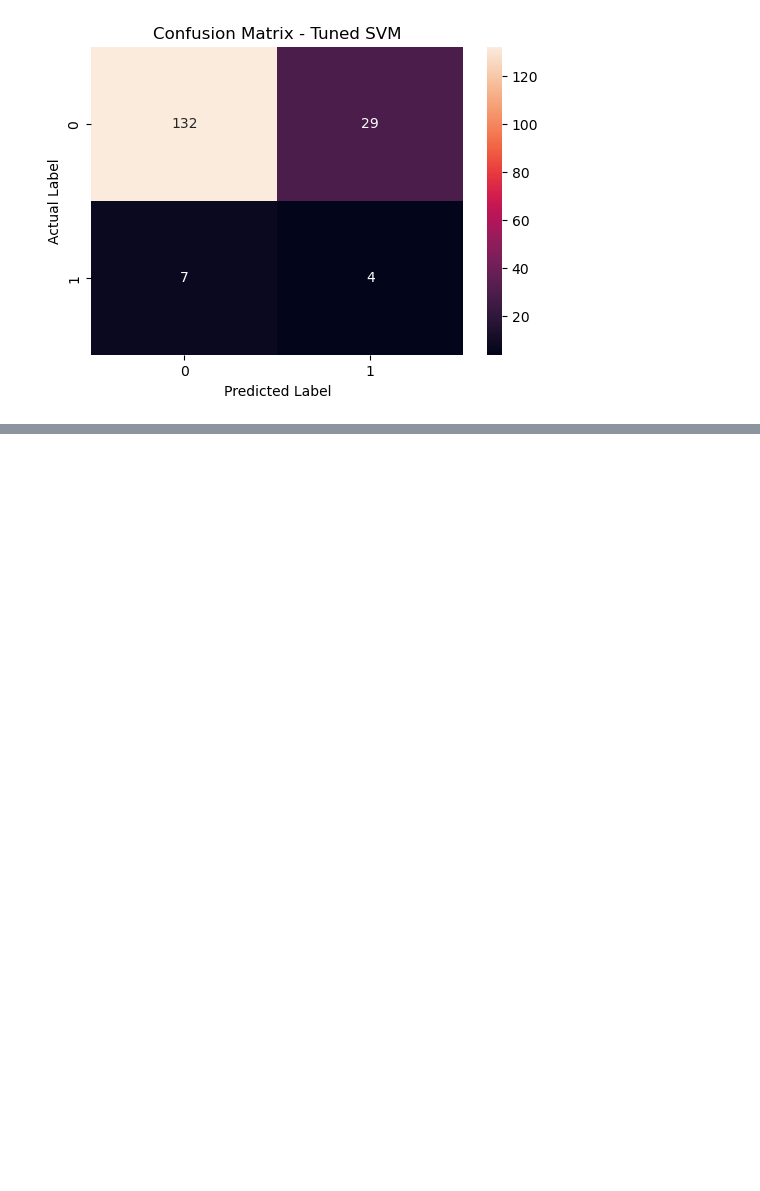
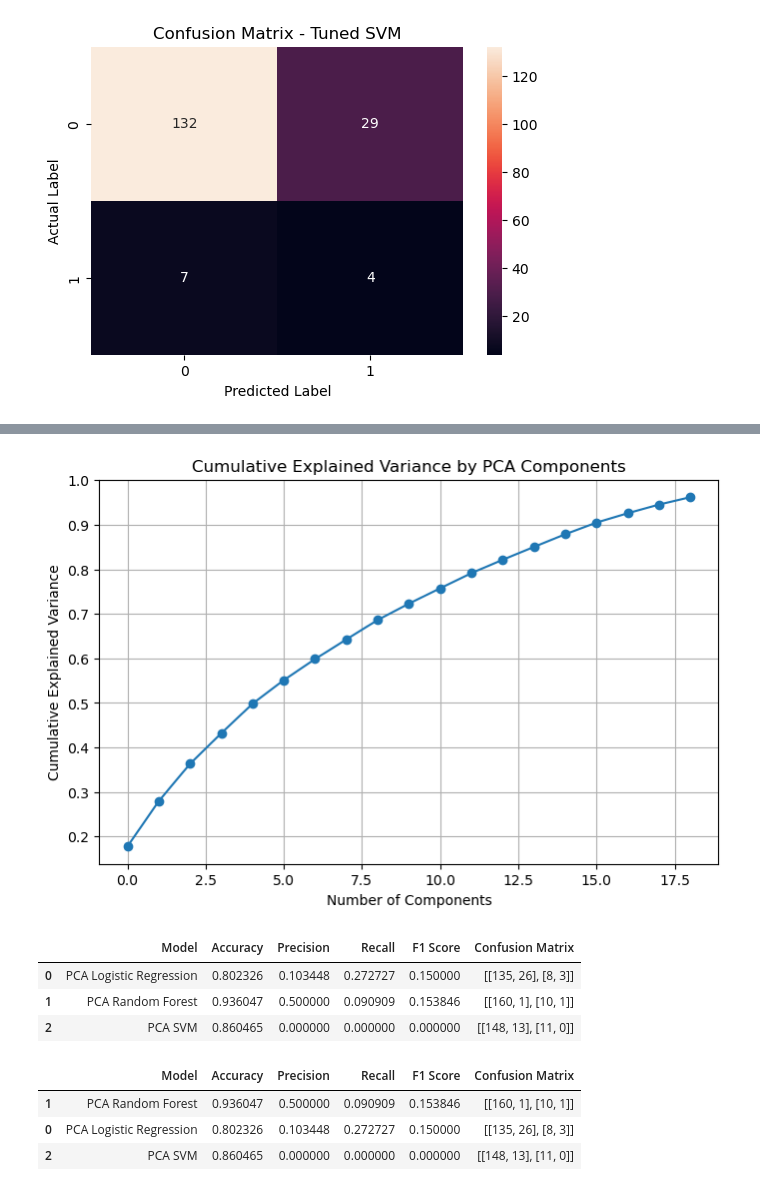
Before and after one commit to kawthar-shameseldeen/Cervical-Cancer, a Jupyter notebook: notebook/cervical_cancer_analysis.ipynb, the cells around one changed output, grey strips where cells are left out. Saved outputs shown, nothing was run; the diff lists cells and outputs as text; code cells hidden in the pictures; blank space fills up the shorter version.

```diff
--- a/notebook/cervical_cancer_analysis.ipynb
+++ b/notebook/cervical_cancer_analysis.ipynb
@@ -862,0 +873,13 @@ plt.show()
+# %%
+pca_scaler = StandardScaler()
+
+X_train_scaled = pca_scaler.fit_transform(X_train)
+X_test_scaled = pca_scaler.transform(X_test)
+# %%
+pca = PCA(n_components=0.95, random_state=42)
+
+X_train_pca = pca.fit_transform(X_train_scaled)
+X_test_pca = pca.transform(X_test_scaled)
+
+print("Original number of features:", X_train.shape[1])
+print("Number of PCA components:", X_train_pca.shape[1])
@@ -862,0 +889,8 @@ plt.show()
+# %%
+explained_variance = pca.explained_variance_ratio_
+
+print("Explained variance by each component:")
+print(explained_variance)
+
+print("Total explained variance:")
+print(explained_variance.sum())
@@ -862,0 +905,10 @@ plt.show()
+# %%
+plt.figure(figsize=(8, 5))
+plt.plot(np.cumsum(explained_variance), marker="o")
+plt.title("Cumulative Explained Variance by PCA Components")
+plt.xlabel("Number of Components")
+plt.ylabel("Cumulative Explained Variance")
+plt.grid(True)
+plt.show()
+# %% [output]
+[figure, added]
@@ -862,0 +934,32 @@ plt.show()
+# %%
+pca_results = []
+
+for model_name, model in pca_models.items():
+    model.fit(X_train_pca, y_train)
+
+    y_pred_pca = model.predict(X_test_pca)
+
+    pca_results.append({
+        "Model": model_name,
+        "Accuracy": accuracy_score(y_test, y_pred_pca),
+        "Precision": precision_score(y_test, y_pred_pca, zero_division=0),
+        "Recall": recall_score(y_test, y_pred_pca, zero_division=0),
+        "F1 Score": f1_score(y_test, y_pred_pca, zero_division=0),
+        "Confusion Matrix": confusion_matrix(y_test, y_pred_pca)
+    })
+
+pca_results_df = pd.DataFrame(pca_results)
+
+pca_results_df
+# %% [output]
+|  | Model | Accuracy | Precision | Recall | F1 Score | Confusion Matrix |
+| 0 | PCA Logistic Regression | 0.802326 | 0.103448 | 0.272727 | 0.150000 | [[135, 26], [8, 3]] |
+| 1 | PCA Random Forest | 0.936047 | 0.500000 | 0.090909 | 0.153846 | [[160, 1], [10, 1]] |
+| 2 | PCA SVM | 0.860465 | 0.000000 | 0.000000 | 0.000000 | [[148, 13], [11, 0]] |
+# %%
+pca_results_df.sort_values(by="F1 Score", ascending=False)
+# %% [output]
+|  | Model | Accuracy | Precision | Recall | F1 Score | Confusion Matrix |
+| 1 | PCA Random Forest | 0.936047 | 0.500000 | 0.090909 | 0.153846 | [[160, 1], [10, 1]] |
+| 0 | PCA Logistic Regression | 0.802326 | 0.103448 | 0.272727 | 0.150000 | [[135, 26], [8, 3]] |
+| 2 | PCA SVM | 0.860465 | 0.000000 | 0.000000 | 0.000000 | [[148, 13], [11, 0]] |
```
Also changed, not shown: parts of 10 cells of this notebook.
